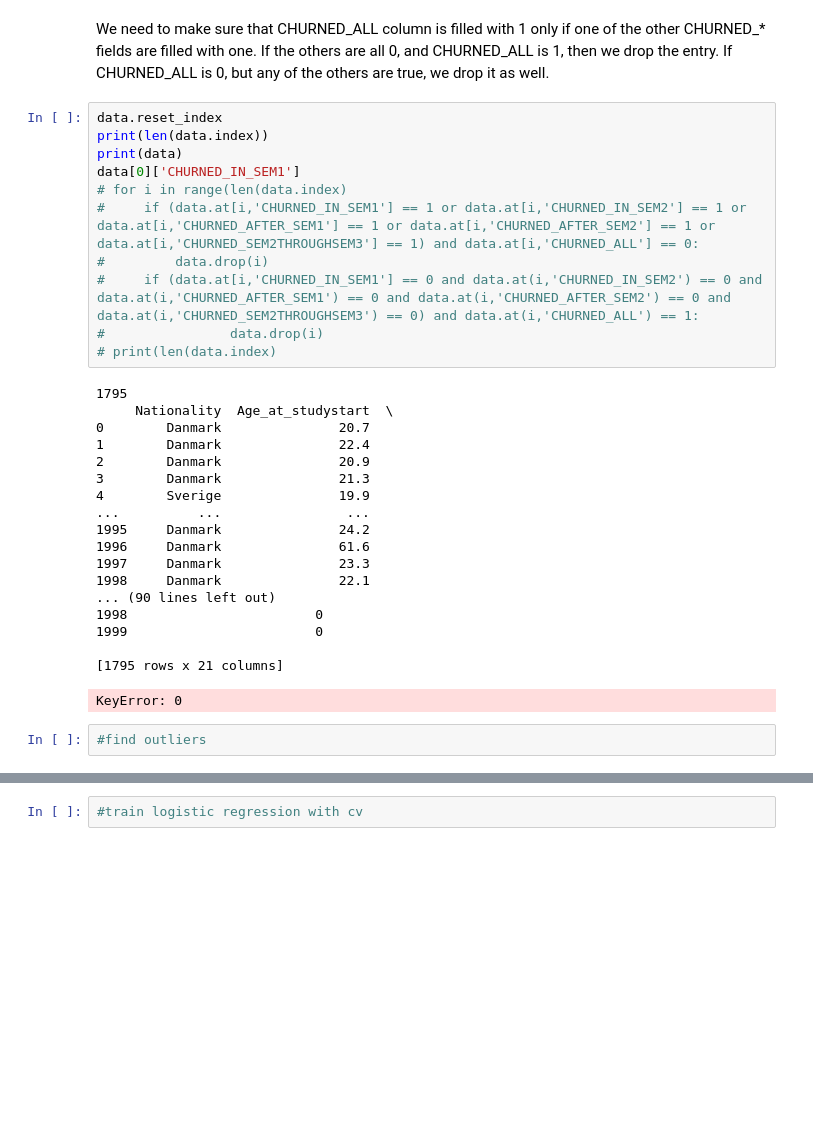
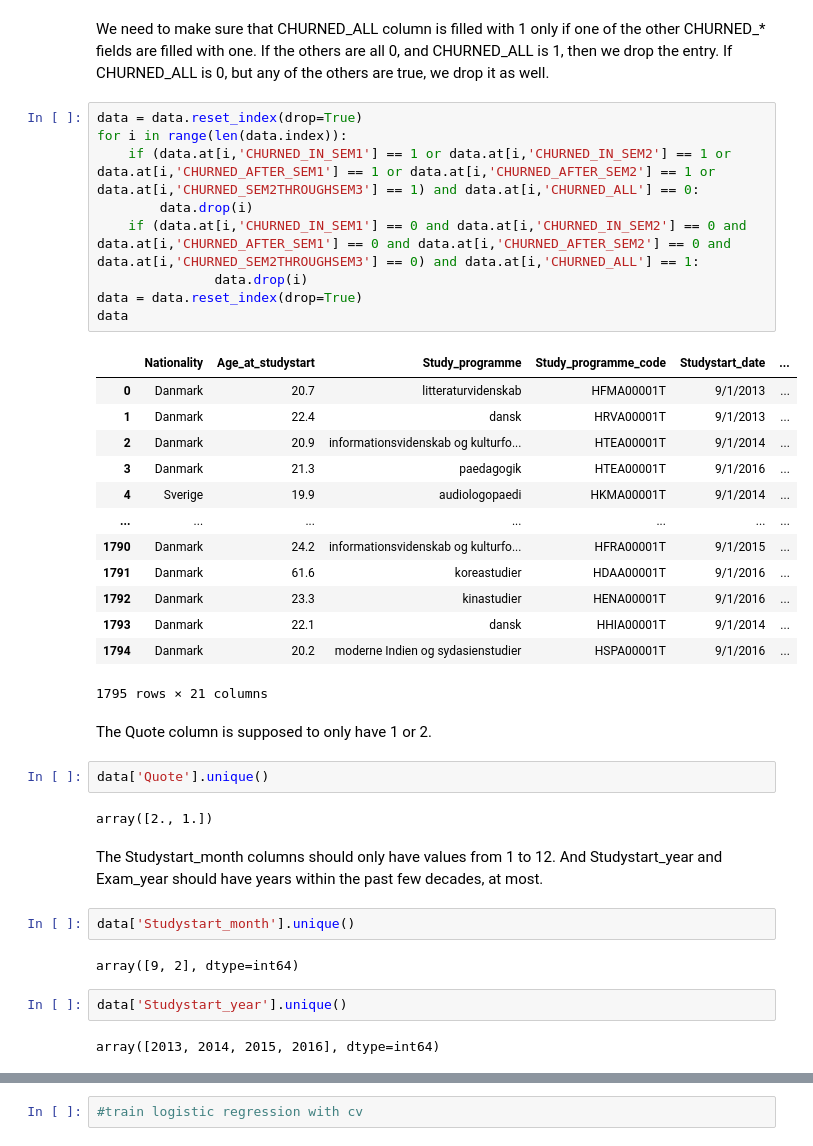
Before and after one commit to rpetro79/MAL-assignment, a Jupyter notebook: Assignment1.ipynb, the cells around one changed output, grey strips where cells are left out. Saved outputs shown, nothing was run; the diff lists cells and outputs as text; blank space fills up the shorter version.

```diff
--- a/Assignment1.ipynb
+++ b/Assignment1.ipynb
@@ -320,34 +319,41 @@ data
 # %% [markdown]
 We need to make sure that CHURNED_ALL column is filled with 1 only if one of the other CHURNED_* fields are filled with one. If the others are all 0, and CHURNED_ALL is 1, then we drop the entry. If CHURNED_ALL is 0, but any of the others are true, we drop it as well.
 # %%
-data.reset_index
-print(len(data.index))
-print(data)
-data[0]['CHURNED_IN_SEM1']
-# for i in range(len(data.index)
-#     if (data.at[i,'CHURNED_IN_SEM1'] == 1 or data.at[i,'CHURNED_IN_SEM2'] == 1 or data.at[i,'CHURNED_AFTER_SEM1'] == 1 or data.at[i,'CHURNED_AFTER_SEM2'] == 1 or data.at[i,'CHURNED_SEM2THROUGHSEM3'] == 1) and data.at[i,'CHURNED_ALL'] == 0:
-#         data.drop(i)
-#     if (data.at[i,'CHURNED_IN_SEM1'] == 0 and data.at(i,'CHURNED_IN_SEM2') == 0 and data.at(i,'CHURNED_AFTER_SEM1') == 0 and data.at(i,'CHURNED_AFTER_SEM2') == 0 and data.at(i,'CHURNED_SEM2THROUGHSEM3') == 0) and data.at(i,'CHURNED_ALL') == 1:
-#                data.drop(i)
-# print(len(data.index)
+data = data.reset_index(drop=True)
+for i in range(len(data.index)):
+    if (data.at[i,'CHURNED_IN_SEM1'] == 1 or data.at[i,'CHURNED_IN_SEM2'] == 1 or data.at[i,'CHURNED_AFTER_SEM1'] == 1 or data.at[i,'CHURNED_AFTER_SEM2'] == 1 or data.at[i,'CHURNED_SEM2THROUGHSEM3'] == 1) and data.at[i,'CHURNED_ALL'] == 0:
+        data.drop(i)
+    if (data.at[i,'CHURNED_IN_SEM1'] == 0 and data.at[i,'CHURNED_IN_SEM2'] == 0 and data.at[i,'CHURNED_AFTER_SEM1'] == 0 and data.at[i,'CHURNED_AFTER_SEM2'] == 0 and data.at[i,'CHURNED_SEM2THROUGHSEM3'] == 0) and data.at[i,'CHURNED_ALL'] == 1:
+               data.drop(i)
+data = data.reset_index(drop=True)
+data
 # %% [output]
+|  | Nationality | Age_at_studystart | Study_programme | Study_programme_code | Studystart_date | ... |
+| 0 | Danmark | 20.7 | litteraturvidenskab | HFMA00001T | 9/1/2013 | ... |
+| 1 | Danmark | 22.4 | dansk | HRVA00001T | 9/1/2013 | ... |
+| 2 | Danmark | 20.9 | informationsvidenskab og kulturfo... | HTEA00001T | 9/1/2014 | ... |
+| 3 | Danmark | 21.3 | paedagogik | HTEA00001T | 9/1/2016 | ... |
+| 4 | Sverige | 19.9 | audiologopaedi | HKMA00001T | 9/1/2014 | ... |
+| ... | ... | ... | ... | ... | ... | ... |
+| 1790 | Danmark | 24.2 | informationsvidenskab og kulturfo... | HFRA00001T | 9/1/2015 | ... |
+| 1791 | Danmark | 61.6 | koreastudier | HDAA00001T | 9/1/2016 | ... |
+| 1792 | Danmark | 23.3 | kinastudier | HENA00001T | 9/1/2016 | ... |
+| 1793 | Danmark | 22.1 | dansk | HHIA00001T | 9/1/2014 | ... |
+| 1794 | Danmark | 20.2 | moderne Indien og sydasienstudier | HSPA00001T | 9/1/2016 | ... |
-1795
-     Nationality  Age_at_studystart  \
-0        Danmark               20.7
-1        Danmark               22.4
-2        Danmark               20.9
-3        Danmark               21.3
-4        Sverige               19.9
-...          ...                ...
-1995     Danmark               24.2
-1996     Danmark               61.6
-1997     Danmark               23.3
-1998     Danmark               22.1
-... (90 lines left out)
-1998                        0
-1999                        0
-
-[1795 rows x 21 columns]
+1795 rows × 21 columns
-KeyError: 0
-# %%
-#find outliers
+# %% [markdown]
+The Quote column is supposed to only have 1 or 2.
+# %%
+data['Quote'].unique()
+# %% [output]
+array([2., 1.])
+# %% [markdown]
+The Studystart_month columns should only have values from 1 to 12. And Studystart_year and Exam_year should have years within the past few decades, at most.
+# %%
+data['Studystart_month'].unique()
+# %% [output]
+array([9, 2], dtype=int64)
+# %%
+data['Studystart_year'].unique()
+# %% [output]
+array([2013, 2014, 2015, 2016], dtype=int64)
```
Also changed, not shown: parts of 28 cells of this notebook.
